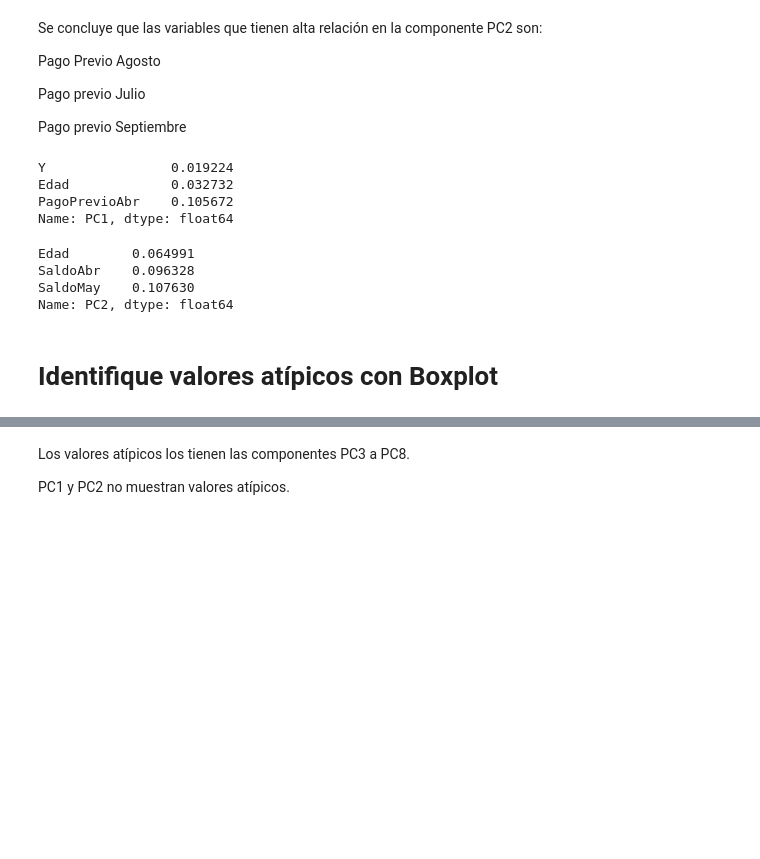
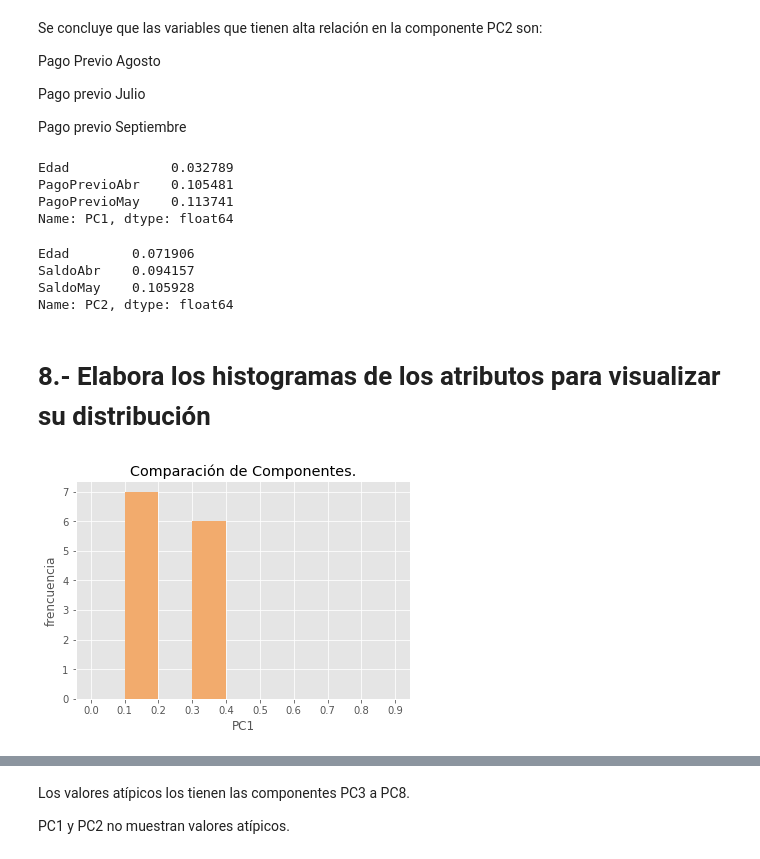
Before and after one commit to PosgradoMNA/actividades-de-aprendizaje-a00377571, a Jupyter notebook: Semana6_visualizacion.ipynb, the cells around one changed output, grey strips where cells are left out. Saved outputs shown, nothing was run; the diff lists cells and outputs as text; code cells hidden in the pictures; blank space fills up the shorter version.

```diff
--- a/Semana6_visualizacion.ipynb
+++ b/Semana6_visualizacion.ipynb
@@ -525,11 +521,19 @@ df_sin_VarCategoricas.corr()
 # 6. Escala los datos, si consideras necesario.
 # %%
 #para normalizar se importa libreria
-from sklearn import preprocessing
 #libreria para las componentes PCA
+import matplotlib.pyplot as plt
+from sklearn import datasets
 from sklearn.decomposition import PCA
+from sklearn.preprocessing import StandardScaler
+plt.style.use('ggplot')
 ndf=df_sin_VarCategoricas #guardamos el nuevo data frame sin columnas categóricas en ndf, nuevo data frame.
 # %%
+scaler = StandardScaler()
+scaler.fit(ndf)
+print(ndf.head())
+ndf2=scaler.transform(ndf)
+print(ndf2)
 pcs=PCA()
 pcs.fit(preprocessing.scale(ndf)) # con la función "SCALE", normalizamos y con PCA obtenemos las componentes.
 # %% [output]
@@ -657,16 +646,31 @@ Pago previo Septiembre
 # %%
 pcsComponents_df.PC1.nsmallest(3) # variables con menor importancia en PC1.
 # %% [output]
-Y                0.019224
-Edad             0.032732
-PagoPrevioAbr    0.105672
+Edad             0.032789
+PagoPrevioAbr    0.105481
+PagoPrevioMay    0.113741
 Name: PC1, dtype: float64
 # %%
 pcsComponents_df.PC2.nsmallest(3) # variables con menor importancia en PC2.
 # %% [output]
-Edad        0.064991
-SaldoAbr    0.096328
-SaldoMay    0.107630
+Edad        0.071906
+SaldoAbr    0.094157
+SaldoMay    0.105928
 Name: PC2, dtype: float64
-# %% [markdown]
-# **Identifique valores atípicos con Boxplot**
+# %% [markdown]
+# **8.- Elabora los histogramas de los atributos para visualizar su distribución**
+# %%
+
+import matplotlib.pyplot as plot
+
+pc1=pcsComponents_df.PC1.nlargest(13)
+
+plot.hist(x=pc1, bins=[0,0.1,0.2,0.3,0.4,0.5,0.6,0.7,0.8,0.9], color='#F2AB6D', rwidth=1)
+plot.title('Comparación de Componentes.')
+plot.xlabel('PC1')
+plot.ylabel('frencuencia')
+plot.xticks([0,0.1,0.2,0.3,0.4,0.5,0.6,0.7,0.8,0.9])
+
+plot.show() #dibujamos el histograma
+# %% [output]
+[figure, added]
```
Also changed, not shown: parts of 22 cells of this notebook.
